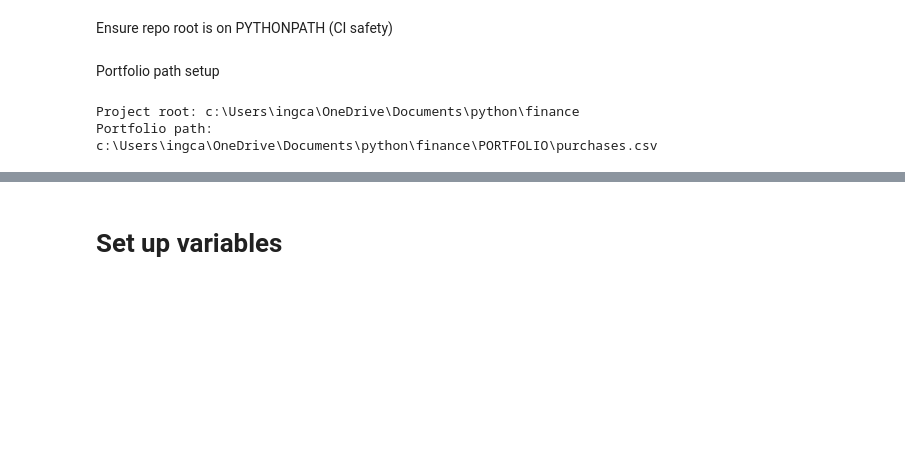
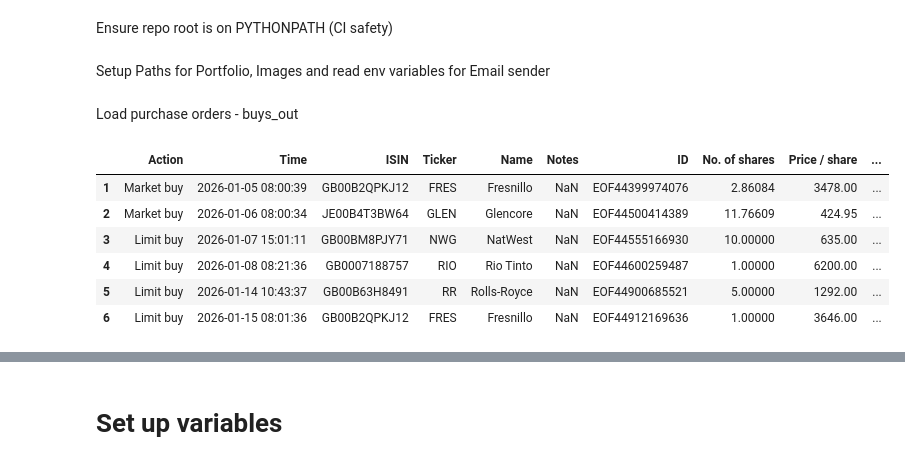
Before and after one commit to danielicarlojob-sys/finance, a Jupyter notebook: main_root.ipynb, the cells around one changed output, grey strips where cells are left out. Drawn from its saved outputs; the diff is of its cells as text; code cells hidden in the pictures; blank space fills up the shorter version.

Commit message:
test commit update portfolio

```diff
--- a/main_root.ipynb
+++ b/main_root.ipynb
@@ -21,15 +38,79 @@ if SRC_PATH not in sys.path:
 # %% [markdown]
-Portfolio path setup
+Setup Paths for Portfolio, Images and read env variables for Email sender
 # %%
 from pathlib import Path
+from src.debug_print import debug_print
 
 # Resolve project root assuming notebook is in finance/notebooks/
 PROJECT_ROOT = Path.cwd()#.parent
 portfolio_dir = PROJECT_ROOT / "PORTFOLIO"
 os.makedirs(portfolio_dir, exist_ok=True)
 portfolio_path = portfolio_dir / "purchases.csv"
-print(f"Project root: {PROJECT_ROOT}")
-print(f"Portfolio path: {portfolio_path}")
+# print(f"Project root: {PROJECT_ROOT}")
+# print(f"Portfolio path: {portfolio_path}")
+
+# Set up output directory for images
+pics_dir = os.path.join(os.getcwd(), "output")
+os.makedirs(pics_dir, exist_ok=True)
+
+# Load required environment variables
+try:
+    REQUIRED_ENV_VARS = [
+        "EMAIL_USER",
+        "EMAIL_SENDER",
+        "EMAIL_SENDER_PSW",
+    ]
+
+    missing = [v for v in REQUIRED_ENV_VARS if not os.getenv(v)]
+    if missing:
+        raise RuntimeError(
+            f"{debug_print()}\n Missing required environment variables: {', '.join(missing)}"
+        )
+
+    email_user = os.getenv("EMAIL_USER")
+    email_sender_psw = os.getenv("EMAIL_SENDER_PSW")
+    email_sender = os.getenv("EMAIL_SENDER")
+except Exception as e:
+    print(f"{debug_print()}\n Could not find env vars for email users\n{type(e).__name__}: {e}")
-# %% [output]
-Project root: c:\Users\ingca\OneDrive\Documents\python\finance
-Portfolio path: c:\Users\ingca\OneDrive\Documents\python\finance\PORTFOLIO\purchases.csv
+# %% [markdown]
+Load purchase orders - buys_out
+# %%
+
+csv_files = [f for f in os.listdir(portfolio_dir) if f.endswith('.csv') and f != 'purchases.csv']
+buys = []
+
+for file in csv_files:
+    purchase_path_temp = portfolio_dir / file
+    buys_temp = pd.read_csv(purchase_path_temp, parse_dates=['Time'])
+    buys_temp = buys_temp.drop(columns=['Unnamed: 0'], errors='ignore')
+    buys.append(buys_temp)
+buys_out = pd.concat(buys, ignore_index=True)
+buys_out = buys_out[buys_out['Ticker'].notnull()]
+display(buys_out)
+# display(buys_out['No. of shares']*buys_out['Price / share']/buys_out['Exchange rate'] + buys_out['Stamp duty reserve tax'].fillna(0))
+# display(buys_out['Total'])
+
+import pandas as pd
+
+portfolio_2 = pd.DataFrame({
+    'Action': pd.Series(dtype='string'),
+    'Purchase_Date(weighted_avg)': pd.Series(dtype='datetime64[ns]'),
+    'No. of shares': pd.Series(dtype='float64'),
+    'Purchase_Price(weighted_avg)': pd.Series(dtype='float64'),
+    'Tax': pd.Series(dtype='float64'),
+    'invested_amount': pd.Series(dtype='float64'),
+    'Current_Price': pd.Series(dtype='float64'),
+    'Currency': pd.Series(dtype='string'),
+    'ROI': pd.Series(dtype='float64'),
+    'Target_ROI': pd.Series(dtype='float64'),
+    'ROI_reached': pd.Series(dtype='bool'),
+    'ID': pd.Series(dtype='object'),  # set{str}
+})
+# %% [output]
+|  | Action | Time | ISIN | Ticker | Name | Notes | ID | No. of shares | Price / share | ... |
+| 1 | Market buy | 2026-01-05 08:00:39 | GB00B2QPKJ12 | FRES | Fresnillo | NaN | EOF44399974076 | 2.86084 | 3478.00 | ... |
+| 2 | Market buy | 2026-01-06 08:00:34 | JE00B4T3BW64 | GLEN | Glencore | NaN | EOF44500414389 | 11.76609 | 424.95 | ... |
+| 3 | Limit buy | 2026-01-07 15:01:11 | GB00BM8PJY71 | NWG | NatWest | NaN | EOF44555166930 | 10.00000 | 635.00 | ... |
+| 4 | Limit buy | 2026-01-08 08:21:36 | GB0007188757 | RIO | Rio Tinto | NaN | EOF44600259487 | 1.00000 | 6200.00 | ... |
+| 5 | Limit buy | 2026-01-14 10:43:37 | GB00B63H8491 | RR | Rolls-Royce | NaN | EOF44900685521 | 5.00000 | 1292.00 | ... |
+| 6 | Limit buy | 2026-01-15 08:01:36 | GB00B2QPKJ12 | FRES | Fresnillo | NaN | EOF44912169636 | 1.00000 | 3646.00 | ... |
```
Also changed, not shown: parts of 24 cells of this notebook, 3 other files.
